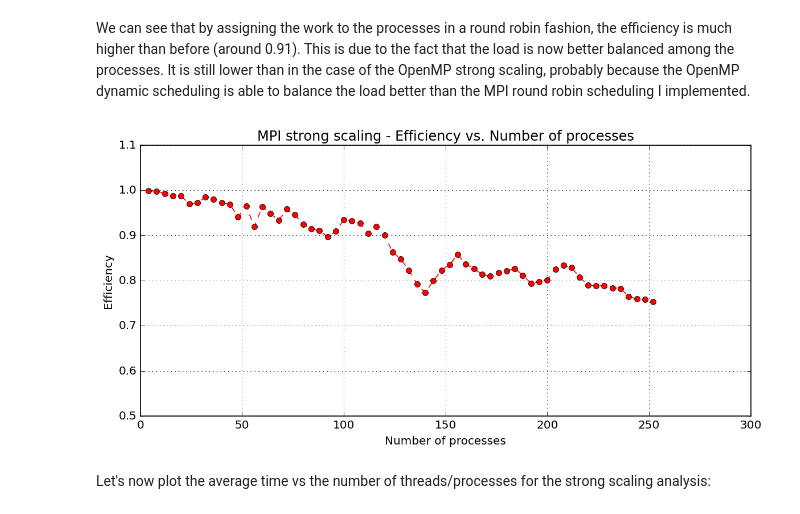
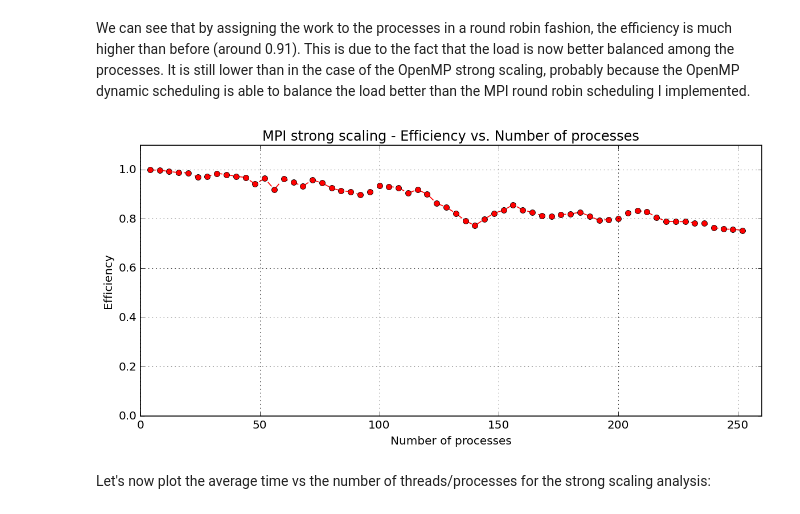
Before and after one commit to PieroZ01/High_Performance_Computing_Assignment, a Jupyter notebook: exercise2/Solution/ex2C_scaling_analysis.ipynb, the cells around one changed output. Saved outputs shown, nothing was run; the diff lists cells and outputs as text; code cells hidden in the pictures.

```diff
--- a/exercise2/Solution/ex2C_scaling_analysis.ipynb
+++ b/exercise2/Solution/ex2C_scaling_analysis.ipynb
@@ -176,20 +178,21 @@ We can see that by assigning the work to the processes in a round robin fashion,
 # %%
 # Plot the efficiency for the MPI scaling (core binding)
 plt.style.use("classic")
 plot = plt.figure(figsize=(10, 5), dpi=120, facecolor='w', edgecolor='k')
 plt.plot(mpi_strong_scaling_core_data["n_processes"], mpi_strong_scaling_core_data["Efficiency"], marker="o", linestyle="--", color="red") # label="Core"
-plt.ylim(0.5, 1.1)
+plt.xlim(0, 260)
+plt.ylim(0.0, 1.1)
 plt.xlabel("Number of processes")
 plt.ylabel("Efficiency")
 plt.title("MPI strong scaling - Efficiency vs. Number of processes")
 #plt.legend()
 plt.grid(True)
 
 # Fix the layout and show the plot
 plt.tight_layout()
 plt.show()
 # %% [output]
-[figure, old version]
+[figure, new version]
 # %% [markdown]
 Let's now plot the average time vs the number of threads/processes for the strong scaling analysis:
 # %%
```
Also changed, not shown: parts of 14 cells of this notebook, 4 other files.
